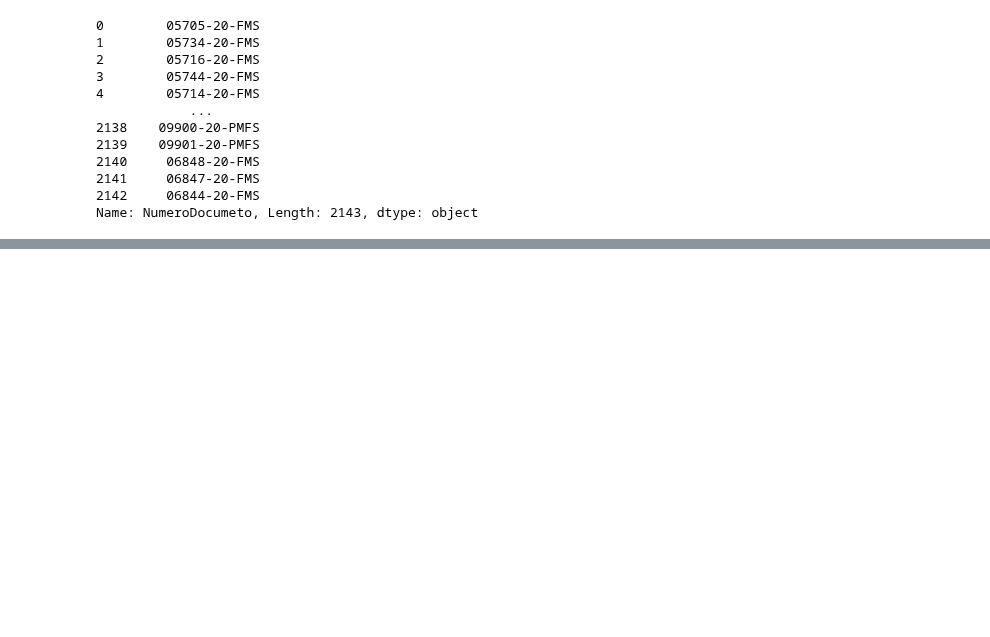
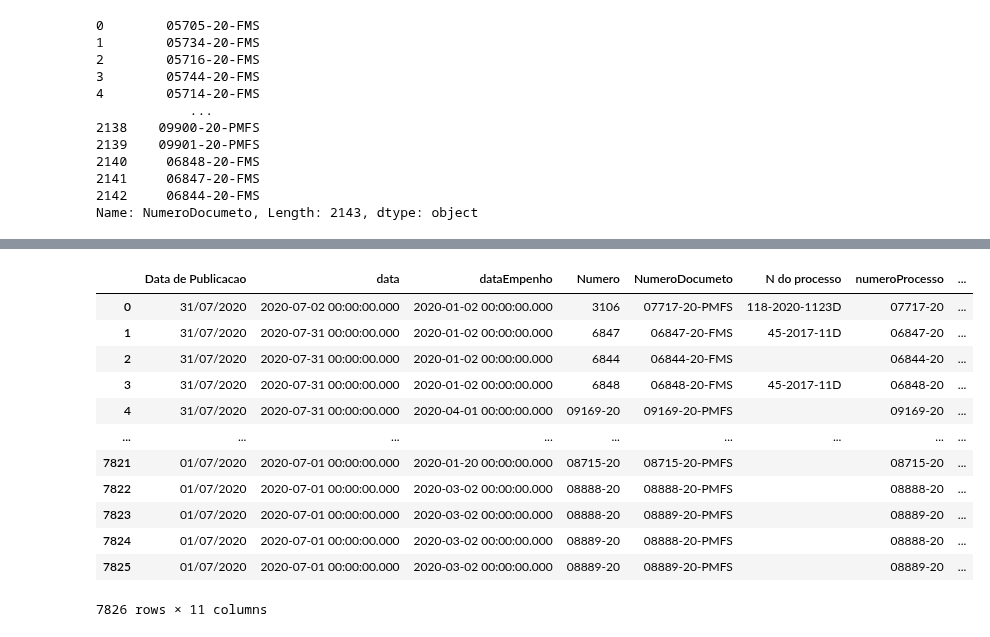
Before and after one commit to DadosAbertosDeFeira/analises, a Jupyter notebook: analysis/2020-12-01-anapaulagomes-consistencia-dos-dados.ipynb, the cells around one changed output, grey strips where cells are left out. Drawn from its saved outputs; the diff is of its cells as text; code cells hidden in the pictures; blank space fills up the shorter version.

```diff
--- a/analysis/2020-12-01-anapaulagomes-consistencia-dos-dados.ipynb
+++ b/analysis/2020-12-01-anapaulagomes-consistencia-dos-dados.ipynb
@@ -110,3 +116,18 @@ tcm_df["NumeroDocumeto"]
 2141     06847-20-FMS
 2142     06844-20-FMS
 Name: NumeroDocumeto, Length: 2143, dtype: object
+# %%
+def split_number_from_agency(value):
+    result = value["NumeroDocumeto"].rsplit("-", maxsplit=1)
+    number = None
+    agency = None
+    if len(result) == 2:
+        number = result[0]
+        agency = result[1]
+    if len(result) == 1:
+        number = result[0]
+    return pd.Series([number, agency],index=['numeroProcesso','Orgao'])
+
+
+tcm_df[["numeroProcesso", "Orgao"]] = tcm_df.apply(split_number_from_agency, axis=1)
+tcm_df.sample(5)
@@ -112,0 +198,5 @@ Name: NumeroDocumeto, Length: 2143, dtype: object
+# %%
+from scripts.parsers import currency_to_float
+
+
+cityhall_df["Valor"] = cityhall_df["Valor"].apply(currency_to_float)
@@ -112,0 +218,3 @@ Name: NumeroDocumeto, Length: 2143, dtype: object
+# %%
+merged_by_value_df = pd.merge(cityhall_df, tcm_df, how='inner', left_on=["Valor"], right_on=["valor"], suffixes=('_prefeitura', '_tcmba'))
+merged_by_value_df.sample(5)
@@ -112,0 +229,24 @@ Name: NumeroDocumeto, Length: 2143, dtype: object
+# %%
+fields = [
+    "Data de Publicacao", "data",
+    "Numero", "NumeroDocumeto",
+    "N do processo", "numeroProcesso",
+    "Credor", "credor",
+    "Valor", "valor",
+]
+
+merged_by_value_df[fields]
+# %% [output]
+|  | Data de Publicacao | data | dataEmpenho | Numero | NumeroDocumeto | N do processo | numeroProcesso | ... |
+| 0 | 31/07/2020 | 2020-07-02 00:00:00.000 | 2020-01-02 00:00:00.000 | 3106 | 07717-20-PMFS | 118-2020-1123D | 07717-20 | ... |
+| 1 | 31/07/2020 | 2020-07-31 00:00:00.000 | 2020-01-02 00:00:00.000 | 6847 | 06847-20-FMS | 45-2017-11D | 06847-20 | ... |
+| 2 | 31/07/2020 | 2020-07-31 00:00:00.000 | 2020-01-02 00:00:00.000 | 6844 | 06844-20-FMS |  | 06844-20 | ... |
+| 3 | 31/07/2020 | 2020-07-31 00:00:00.000 | 2020-01-02 00:00:00.000 | 6848 | 06848-20-FMS | 45-2017-11D | 06848-20 | ... |
+| 4 | 31/07/2020 | 2020-07-31 00:00:00.000 | 2020-04-01 00:00:00.000 | 09169-20 | 09169-20-PMFS |  | 09169-20 | ... |
+| ... | ... | ... | ... | ... | ... | ... | ... | ... |
+| 7821 | 01/07/2020 | 2020-07-01 00:00:00.000 | 2020-01-20 00:00:00.000 | 08715-20 | 08715-20-PMFS |  | 08715-20 | ... |
+| 7822 | 01/07/2020 | 2020-07-01 00:00:00.000 | 2020-03-02 00:00:00.000 | 08888-20 | 08888-20-PMFS |  | 08888-20 | ... |
+| 7823 | 01/07/2020 | 2020-07-01 00:00:00.000 | 2020-03-02 00:00:00.000 | 08888-20 | 08889-20-PMFS |  | 08889-20 | ... |
+| 7824 | 01/07/2020 | 2020-07-01 00:00:00.000 | 2020-03-02 00:00:00.000 | 08889-20 | 08888-20-PMFS |  | 08888-20 | ... |
+| 7825 | 01/07/2020 | 2020-07-01 00:00:00.000 | 2020-03-02 00:00:00.000 | 08889-20 | 08889-20-PMFS |  | 08889-20 | ... |
+7826 rows × 11 columns
```
Also changed, not shown: parts of 14 cells of this notebook, 1 other file.
